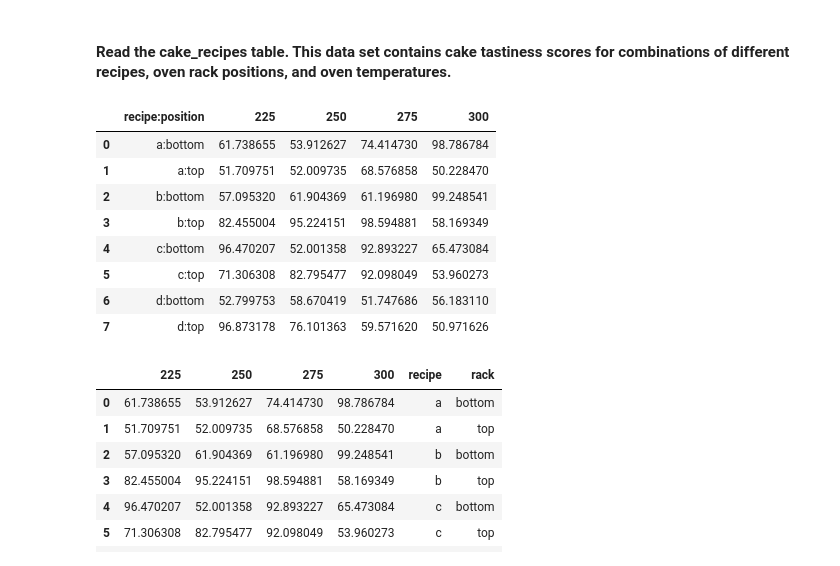
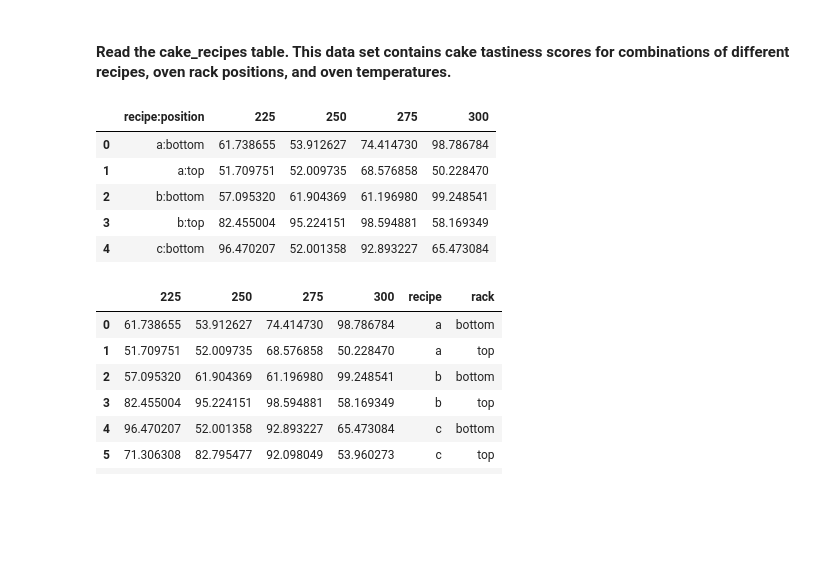
Before and after one commit to jnolf/classification-exercises, a Jupyter notebook: tidy_data.ipynb, the cells around one changed output. Cells and saved outputs as stored; diff of their text form; code cells hidden in the pictures; blank space fills up the shorter version.

```diff
--- a/tidy_data.ipynb
+++ b/tidy_data.ipynb
@@ -92,17 +92,14 @@ It depends on what kind of conclusion you are trying to come to but, with little
 # %%
 df = pd.read_sql('''SELECT * FROM cake_recipes''', DB_URL)
 
-df
+df.head()
 # %% [output]
 |  | recipe:position | 225 | 250 | 275 | 300 |
 | 0 | a:bottom | 61.738655 | 53.912627 | 74.414730 | 98.786784 |
 | 1 | a:top | 51.709751 | 52.009735 | 68.576858 | 50.228470 |
 | 2 | b:bottom | 57.095320 | 61.904369 | 61.196980 | 99.248541 |
 | 3 | b:top | 82.455004 | 95.224151 | 98.594881 | 58.169349 |
 | 4 | c:bottom | 96.470207 | 52.001358 | 92.893227 | 65.473084 |
-| 5 | c:top | 71.306308 | 82.795477 | 92.098049 | 53.960273 |
-| 6 | d:bottom | 52.799753 | 58.670419 | 51.747686 | 56.183110 |
-| 7 | d:top | 96.873178 | 76.101363 | 59.571620 | 50.971626 |
 # %%
 # Split at the ':'
 df[['recipe', 'rack']] = df['recipe:position'].str.split(':', expand = True)
```
Also changed, not shown: parts of 4 cells of this notebook.
